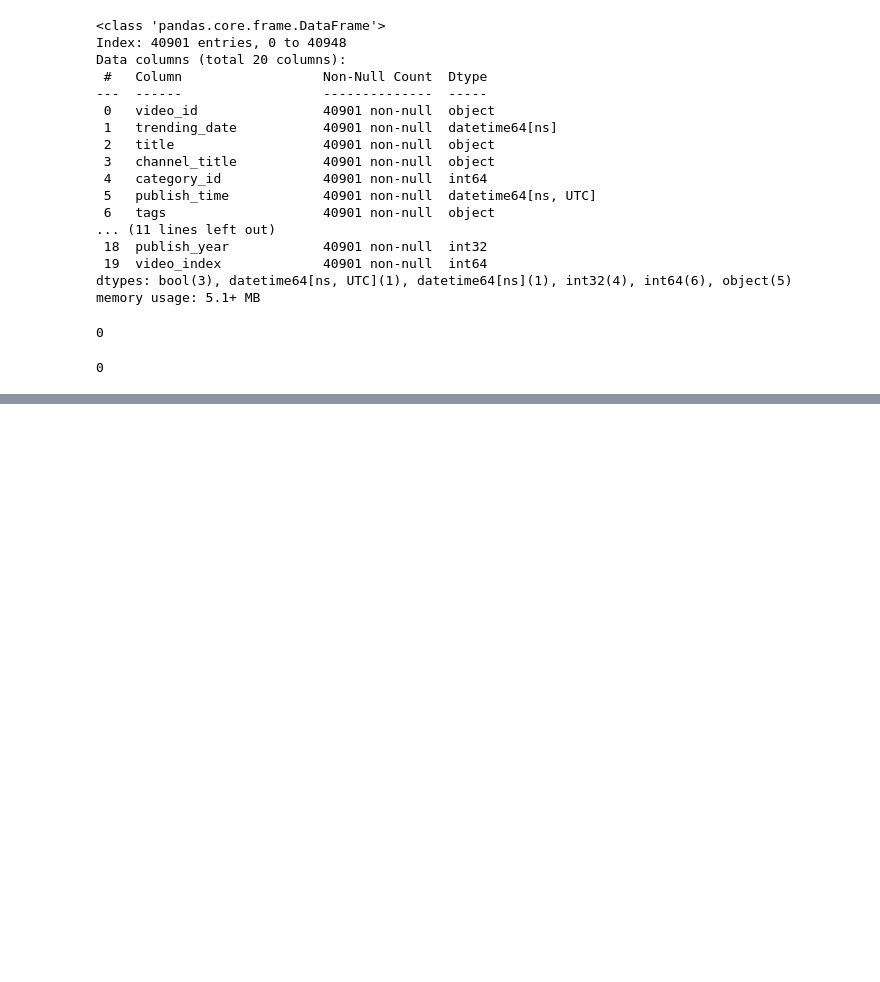
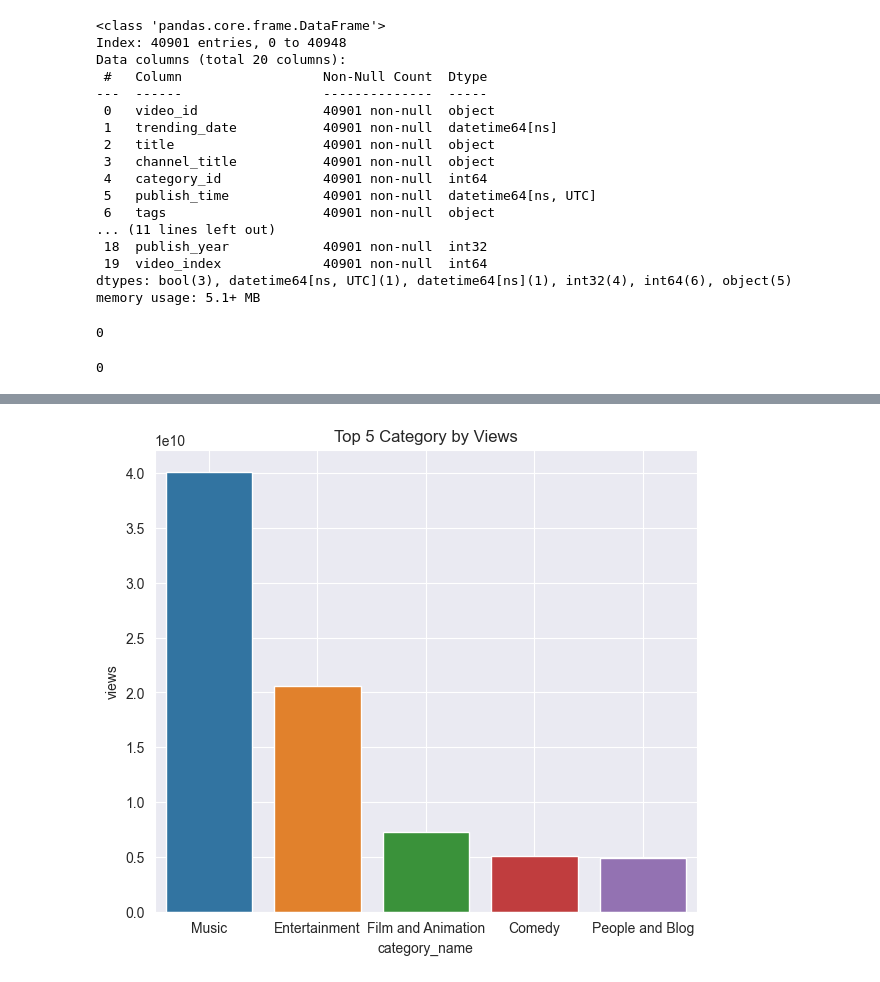
Before and after one commit to ShiwangitaSingh/Data-Science-with-Python-, a Jupyter notebook: Task-4 Exploratory Data Analysis/Task_4.ipynb, the cells around one changed output, grey strips where cells are left out. Drawn from its saved outputs; the diff is of its cells as text; code cells hidden in the pictures; blank space fills up the shorter version.

```diff
--- a/Task-4 Exploratory Data Analysis/Task_4.ipynb
+++ b/Task-4 Exploratory Data Analysis/Task_4.ipynb
@@ -238,0 +258,10 @@ plt.show()
+# %%
+category_view = df.groupby('category_name')['views'].sum().reset_index()
+top = category_view.sort_values(by = 'views', ascending = False).head(5)
+plt.figure(figsize=(7,6))
+sns.barplot(top, x = 'category_name', y = 'views', hue = 'category_name')
+plt.grid(True)
+plt.title('Top 5 Category by Views')
+plt.show()
+# %% [output]
+[figure, added]
```
Also changed, not shown: parts of 6 cells of this notebook.
